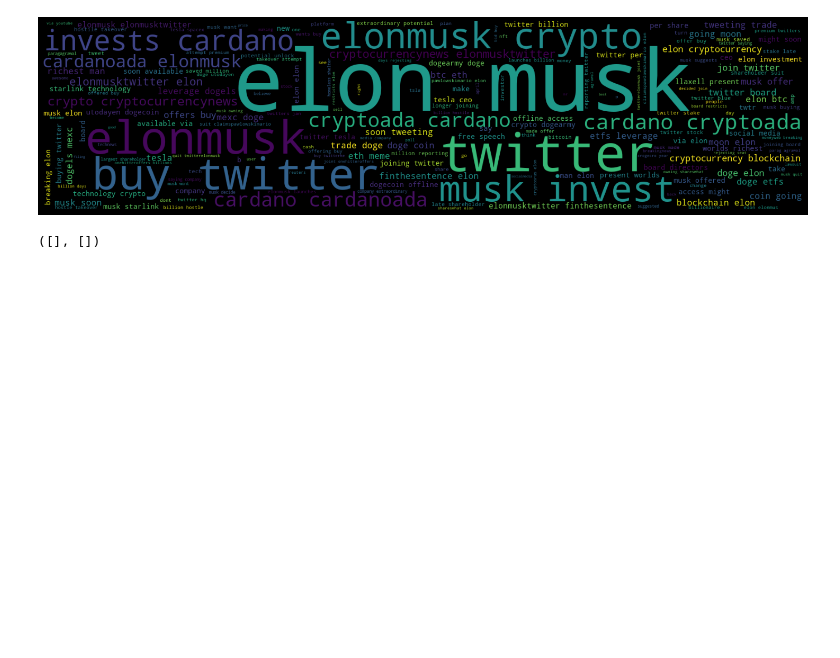
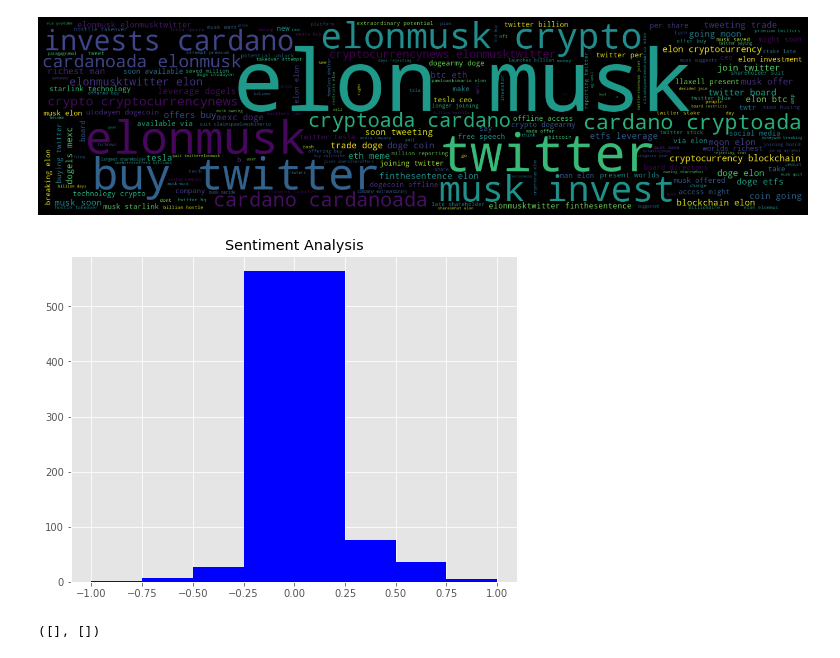
Before and after one commit to DavidSiegl/Social-media-data-extraction-and-analysis, a Jupyter notebook: Assignment 2/Assignment 2.ipynb, the cells around one changed output. Cells and saved outputs as stored; diff of their text form; code cells hidden in the pictures; blank space fills up the shorter version.

```diff
--- a/Assignment 2/Assignment 2.ipynb
+++ b/Assignment 2/Assignment 2.ipynb
@@ -174,6 +175,21 @@ plt.tight_layout(pad=0)
 plt.show()
 # %% [output]
 [figure]
+# %%
+pol = lambda x: TextBlob(x).sentiment.polarity
+
+tweets_clean['polarity'] = tweets_clean['text'].apply(pol)
+# %%
+fig, ax = plt.subplots(figsize=(8, 6))
+
+tweets_clean.hist(bins=[-1, -0.75, -0.5, -0.25, 0.25, 0.5, 0.75, 1],
+             ax=ax,
+             color="blue")
+
+plt.title("Sentiment Analysis")
+plt.show()
+# %% [output]
+[figure, added]
 # %%
 df_tweets["created_at"] = pd.to_datetime(df_tweets["created_at"])
 df_tweets["created_at"] = df_tweets["created_at"].dt.strftime("%Y-%m-%d")
```
Also changed, not shown: parts of 1 cell of this notebook.
